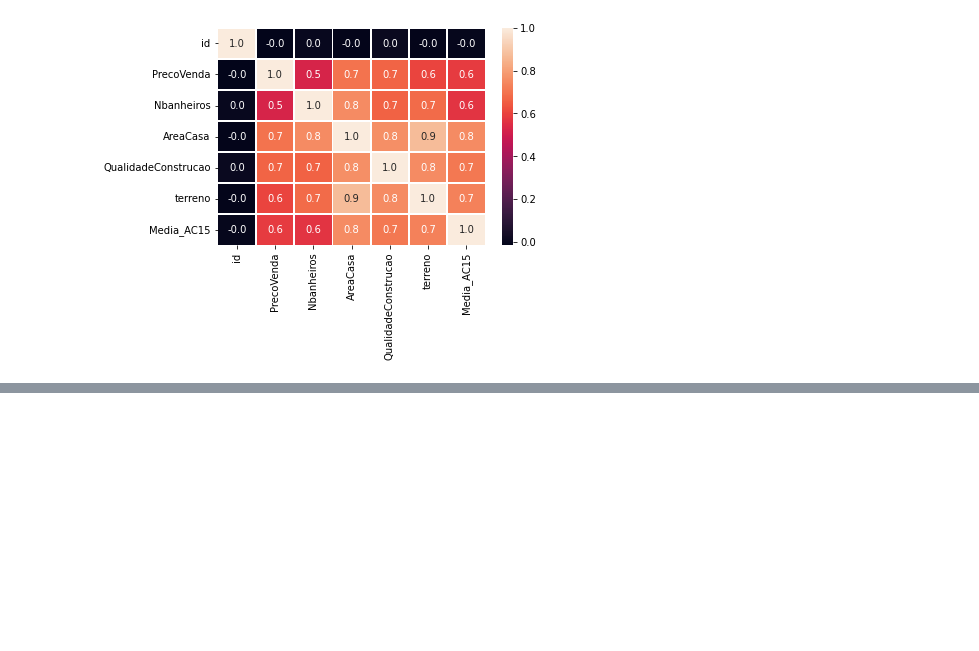
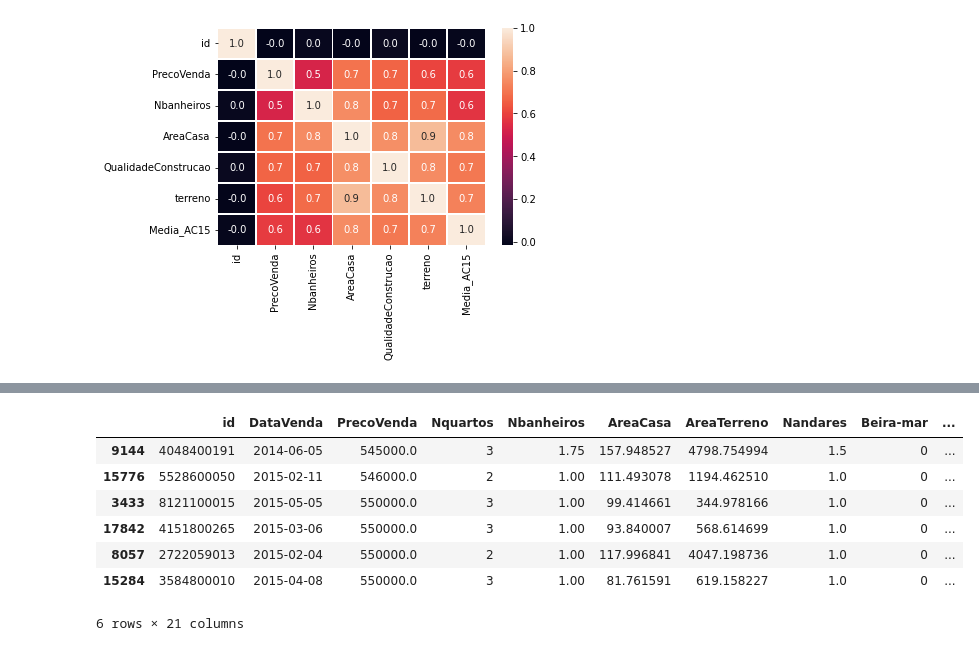
Before and after one commit to flaviod08/MiniProjetoDNC1, a Jupyter notebook: FTDJ_MiniProjetoDNC1.ipynb, the cells around one changed output, grey strips where cells are left out. Drawn from its saved outputs; the diff is of its cells as text; code cells hidden in the pictures; blank space fills up the shorter version.

```diff
--- a/FTDJ_MiniProjetoDNC1.ipynb
+++ b/FTDJ_MiniProjetoDNC1.ipynb
@@ -279 +279,15 @@ Filtrovalimportantes.tail().sort_values(by=['PrecoVenda'],ascending=True)
 5 rows × 21 columns
+# %%
+## 5 imóveis para não comprar
+
+cincopiores = df[(df['PrecoVenda'] > 540088) & (df['Nbanheiros']<2) & (df['AreaCasa'] < 200) & (df['QualidadeConstrucao'] < 7) & (df['terreno'] < 2000) & (df['Media_AC15'] < 180)]
+cincopiores.tail(6).sort_values(by=['PrecoVenda'],ascending=True)
+# %% [output]
+|  | id | DataVenda | PrecoVenda | Nquartos | Nbanheiros | AreaCasa | AreaTerreno | Nandares | Beira-mar | ... |
+| 9144 | 4048400191 | 2014-06-05 | 545000.0 | 3 | 1.75 | 157.948527 | 4798.754994 | 1.5 | 0 | ... |
+| 15776 | 5528600050 | 2015-02-11 | 546000.0 | 2 | 1.00 | 111.493078 | 1194.462510 | 1.0 | 0 | ... |
+| 3433 | 8121100015 | 2015-05-05 | 550000.0 | 3 | 1.00 | 99.414661 | 344.978166 | 1.0 | 0 | ... |
+| 17842 | 4151800265 | 2015-03-06 | 550000.0 | 3 | 1.00 | 93.840007 | 568.614699 | 1.0 | 0 | ... |
+| 8057 | 2722059013 | 2015-02-04 | 550000.0 | 2 | 1.00 | 117.996841 | 4047.198736 | 1.0 | 0 | ... |
+| 15284 | 3584800010 | 2015-04-08 | 550000.0 | 3 | 1.00 | 81.761591 | 619.158227 | 1.0 | 0 | ... |
+6 rows × 21 columns
```
Also changed, not shown: parts of 1 cell of this notebook.
